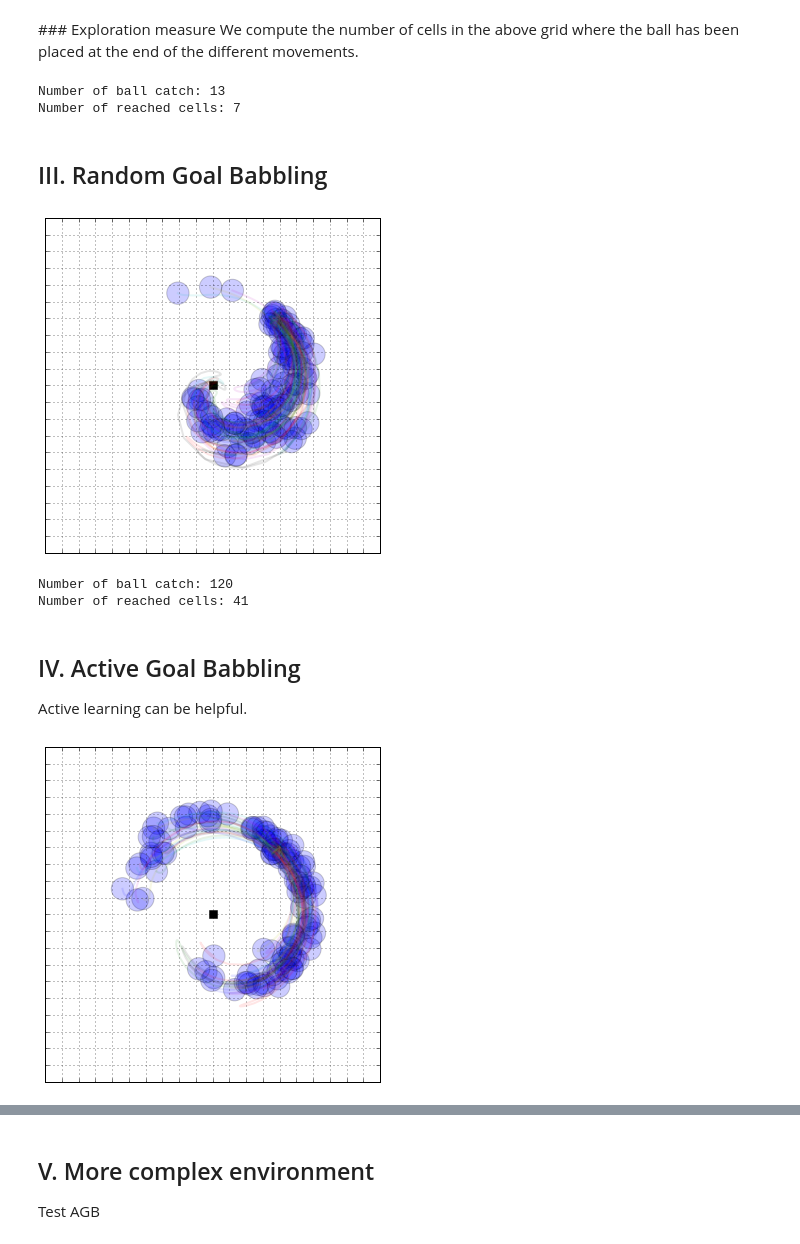
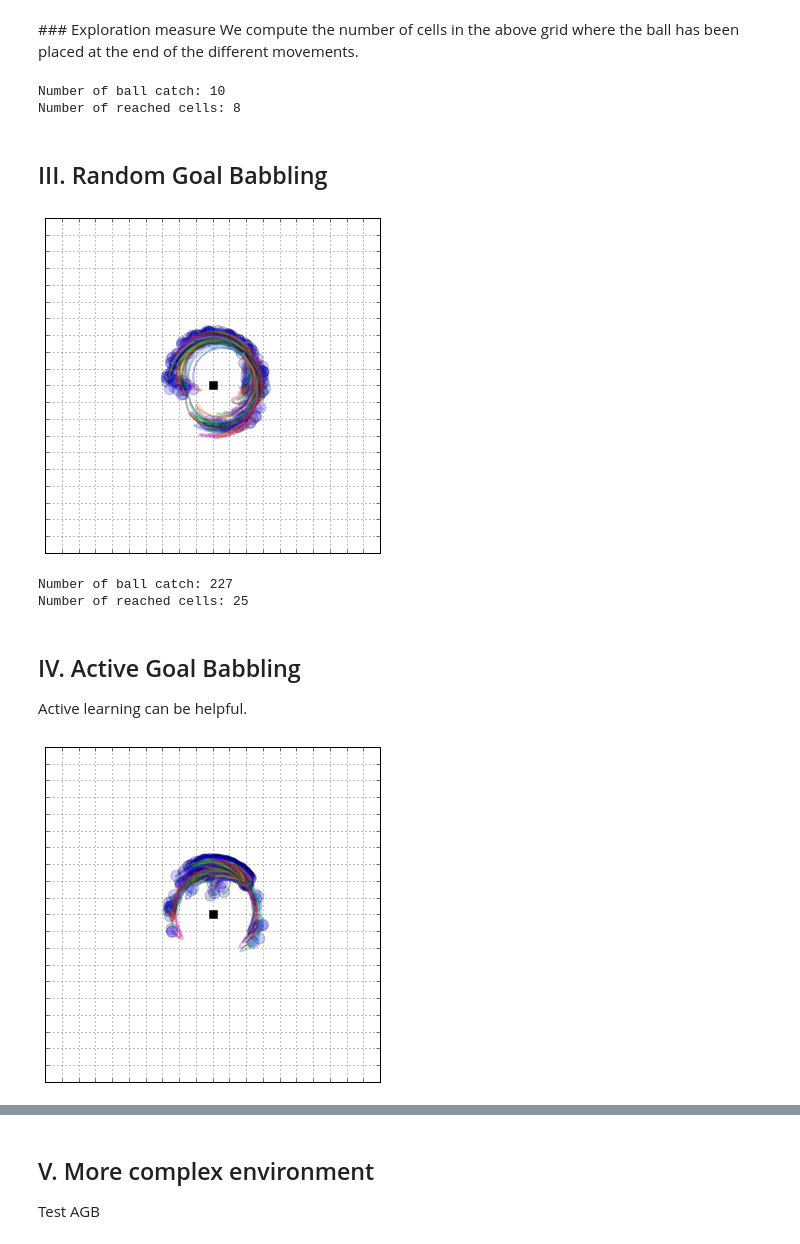
Before and after one commit to sebastien-forestier/ExplorationAlgorithms, a Jupyter notebook: main.ipynb, the cells around one changed output, grey strips where cells are left out. Cells and saved outputs as stored; diff of their text form; code cells hidden in the pictures.

Commit message:
active goal babbling

```diff
--- a/main.ipynb
+++ b/main.ipynb
@@ -191,22 +197,22 @@ plt.grid()
 We compute the number of cells in the above grid where the ball has been placed at the end of the different movements.
 # %%
 print "Number of ball catch:", len(explored_s_mb)
-print "Number of reached cells:", int(compute_explo(array(explored_s_mb)[:,[2,5]], array([-1.5, -1.5]), array([1.5, 1.5]), gs=grid_size))
+print "Number of reached cells:", int(compute_explo(array(explored_s_mb), array([-goal_size, -goal_size]), array([goal_size, goal_size]), gs=grid_size))
 # %% [output]
-Number of ball catch: 13
-Number of reached cells: 7
+Number of ball catch: 10
+Number of reached cells: 8
 # %% [markdown]
 ## III. Random Goal Babbling
 # %%
 fig, ax = plt.subplots()
 ax.set_aspect('equal')
-ax.set_xlim((-1.5, 1.5))
-ax.set_ylim((-1.5, 1.5))
+ax.set_xlim((-goal_size, goal_size))
+ax.set_ylim((-goal_size, goal_size))
 ax.plot(0., 0., 'sk', ms=8)
 explored_s_gb = []
 
 sm_model = SensorimotorModel.from_configuration(environment2.conf, 'nearest_neighbor', 'default')
-#model = NonParametric(environment.conf, **{'fwd': 'NN', 'inv': 'NN', 'sigma_explo_ratio':0.1})
+sigma_explo_ratio = 0.1
 
 # Bootstrap model: 1 random motor babbling
 m = environment2.random_motors()[0]
@@ -218,27 +224,31 @@ for _ in range(1000):
         m = environment2.random_motors()[0]
     else:
         s_goal = rand_bounds(environment2.conf.s_bounds)[0]
-        m = sm_model.inverse_prediction(s_goal)
+        # infer a motor command to reach that goal using the Nearest Neighbor algorithm:
+        m = sm_model.model.infer_order(tuple(s_goal))
+        # add exploration noise (of variance sigma) to experiment new motor parameters
+        m = normal(m, sigma_explo_ratio)
+
     s = environment2.update(m)
     sm_model.update(m, s)
-    if abs(s[-1] - s[-3]) > 0.01:
+    if abs(s[-1] - 0.6) > 0.01:
         explored_s_gb += [s]
-        ax.plot(environment2.s_traj[:,0], environment2.s_traj[:,1], lw=2, alpha=0.1)
+        ax.plot(environment2.s_traj[:,0], environment2.s_traj[:,1], lw=2, alpha=0.3)
         ax.add_patch(Circle(tuple(environment2.s_traj[-1,:]), ball_config["size"], fc=ball_config["color"], alpha=0.2))
 
-plt.xticks(linspace(-1.5, 1.5, grid_size + 1))
-plt.yticks(linspace(-1.5, 1.5, grid_size + 1))
+plt.xticks(linspace(-goal_size, goal_size, grid_size + 1))
+plt.yticks(linspace(-goal_size, goal_size, grid_size + 1))
 ax.set_xticklabels([])
 ax.set_yticklabels([])
 plt.grid()
 # %% [output]
-[figure, old version]
+[figure, new version]
 # %%
 print "Number of ball catch:", len(explored_s_gb)
-print "Number of reached cells:", int(compute_explo(array(explored_s_gb)[:,[2,5]], array([-1.5, -1.5]), array([1.5, 1.5]), gs=grid_size))
+print "Number of reached cells:", int(compute_explo(array(explored_s_gb), array([-goal_size, -goal_size]), array([goal_size, goal_size]), gs=grid_size))
 # %% [output]
-Number of ball catch: 120
-Number of reached cells: 41
+Number of ball catch: 227
+Number of reached cells: 25
 # %% [markdown]
 ## IV. Active Goal Babbling
 
@@ -246,46 +256,54 @@ Active learning can be helpful.
 # %%
 fig, ax = plt.subplots()
 ax.set_aspect('equal')
-ax.set_xlim((-1.5, 1.5))
-ax.set_ylim((-1.5, 1.5))
+ax.set_xlim((-goal_size, goal_size))
+ax.set_ylim((-goal_size, goal_size))
 ax.plot(0., 0., 'sk', ms=8)
 explored_s_agb = []
 
+
+
 sm_model = SensorimotorModel.from_configuration(environment2.conf, 'nearest_neighbor', 'default')
-im_model = InterestModel.from_configuration(environment2.conf, environment2.conf.s_dims, 'tree')
 
+im_n_cells = 10
+im_model = DiscretizedProgress(environment2.conf, environment2.conf.s_dims,
+                               **{'x_card': im_n_cells*im_n_cells,
+                                  'win_size': 20,
+                                  'measure': competence_dist})
 
 # Bootstrap model: 1 random motor babbling
 m = environment2.random_motors()[0]
 s = environment2.update(m)
 sm_model.update(m, s)
 
 for _ in range(1000):
     if random() < 0.3:
         m = environment2.random_motors()[0]
         s = environment2.update(m)
         sm_model.update(m, s)
     else:
         # sample a sensory goal maximizing learning progress using the interest model:
         s_goal = im_model.sample()
-        # infer a motor command to reach that goal using the sensorimotor model:
-        m = sm_model.inverse_prediction(s_goal)
+        # infer a motor command to reach that goal using the Nearest Neighbor algorithm:
+        m = sm_model.model.infer_order(tuple(s_goal))
+        # add exploration noise (of variance sigma) to experiment new motor parameters
+        m = normal(m, sigma_explo_ratio)
         # execute this command and observe the corresponding sensory effect:
         s = environment2.update(m)
         # update the sensorimotor model:
         sm_model.update(m, s)
         # update the interest model:
-        im_model.update(hstack((m, s)), hstack((m, s_goal)))
+        im_model.update(hstack((m, s_goal)), hstack((m, s)))
     # plot the observed sensory effect:
-    if abs(s[-1] - s[-3]) > 0.01:
+    if abs(s[-1] - 0.6) > 0.01:
         explored_s_agb += [s]
-        ax.plot(environment2.s_traj[:,0], environment2.s_traj[:,1], lw=2, alpha=0.1)
+        ax.plot(environment2.s_traj[:,0], environment2.s_traj[:,1], lw=2, alpha=0.3)
         ax.add_patch(Circle(tuple(environment2.s_traj[-1,:]), ball_config["size"], fc=ball_config["color"], alpha=0.2))
 
-plt.xticks(linspace(-1.5, 1.5, grid_size + 1))
-plt.yticks(linspace(-1.5, 1.5, grid_size + 1))
+plt.xticks(linspace(-goal_size, goal_size, grid_size + 1))
+plt.yticks(linspace(-goal_size, goal_size, grid_size + 1))
 ax.set_xticklabels([])
 ax.set_yticklabels([])
 plt.grid()
 # %% [output]
-[figure, old version]
+[figure, new version]
```
Also changed, not shown: parts of 6 cells of this notebook.
